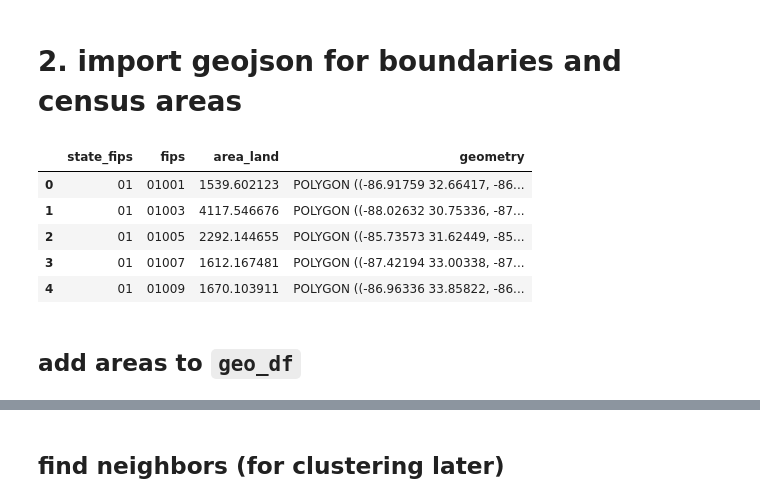
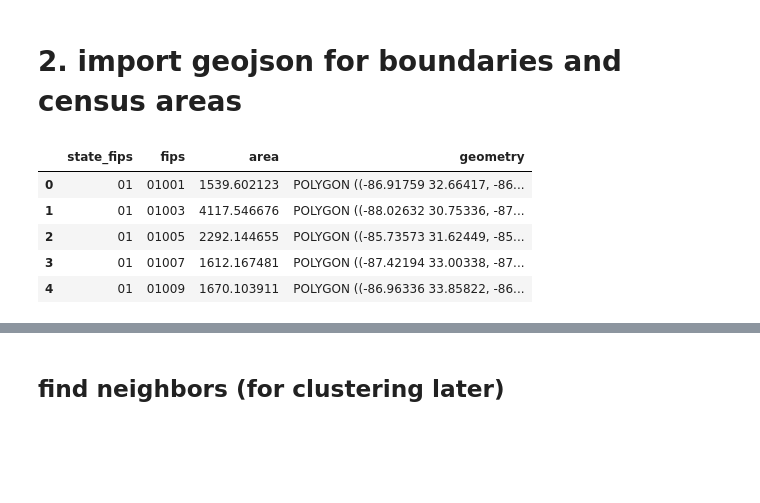
Before and after one commit to jydiw/covid-19-data, a Jupyter notebook: notebooks/1_county-demographic-data.ipynb, the cells around one changed output, grey strips where cells are left out. Saved outputs shown, nothing was run; the diff lists cells and outputs as text; code cells hidden in the pictures; blank space fills up the shorter version.

```diff
--- a/notebooks/1_county-demographic-data.ipynb
+++ b/notebooks/1_county-demographic-data.ipynb
@@ -397,22 +245,20 @@ info_df.head()
 # %%
 # https://www.census.gov/geographies/mapping-files/time-series/geo/carto-boundary-file.html
 
 geo_df = gp.read_file('../data/external/cb_2018_us_county_20m/cb_2018_us_county_20m.shp')
 geo_df = geo_df.sort_values(by='GEOID').reset_index(drop=True)
 geo_df['ALAND'] = geo_df['ALAND'] / 1e6     # convert m^2 to km^2
 geo_df = geo_df[['STATEFP', 'GEOID', 'ALAND', 'geometry']]
 geo_df.rename(columns={
     'STATEFP': 'state_fips',
     'GEOID': 'fips',
-    'ALAND': 'area_land'
+    'ALAND': 'area'
 }, inplace=True)
 geo_df.head()
 # %% [output]
-|  | state_fips | fips | area_land | geometry |
+|  | state_fips | fips | area | geometry |
 | 0 | 01 | 01001 | 1539.602123 | POLYGON ((-86.91759 32.66417, -86... |
 | 1 | 01 | 01003 | 4117.546676 | POLYGON ((-88.02632 30.75336, -87... |
 | 2 | 01 | 01005 | 2292.144655 | POLYGON ((-85.73573 31.62449, -85... |
 | 3 | 01 | 01007 | 1612.167481 | POLYGON ((-87.42194 33.00338, -87... |
 | 4 | 01 | 01009 | 1670.103911 | POLYGON ((-86.96336 33.85822, -86... |
-# %% [markdown]
-## add areas to `geo_df`
```
Also changed, not shown: parts of 75 cells of this notebook, 20 other files.
